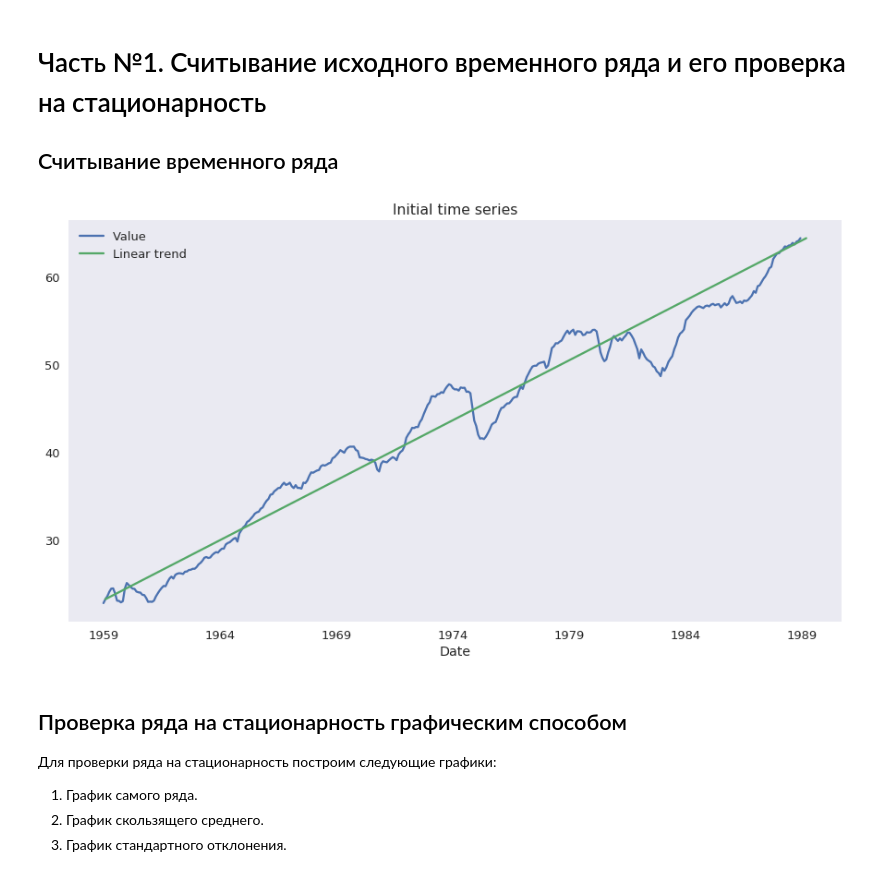
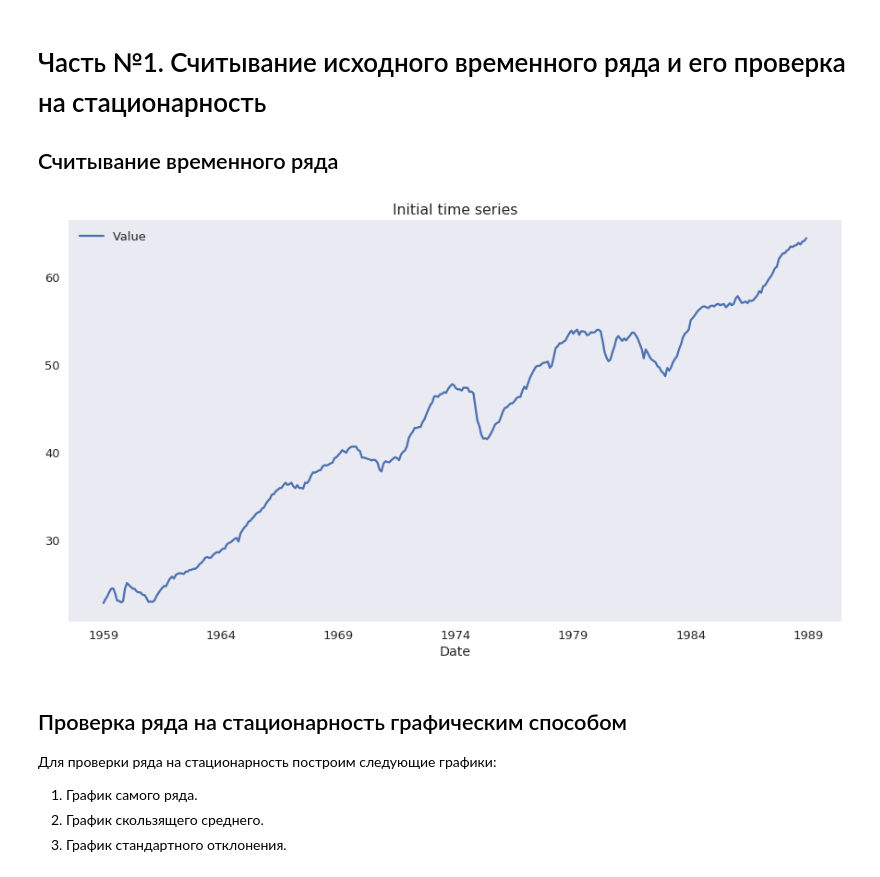
Before and after one commit to artempyanykh/prac-2017-2018, a Jupyter notebook: submissions/task2/mareev-meledin/task2.ipynb, the cells around one changed output. Cells and saved outputs as stored; diff of their text form; code cells hidden in the pictures.

```diff
--- a/submissions/task2/mareev-meledin/task2.ipynb
+++ b/submissions/task2/mareev-meledin/task2.ipynb
@@ -5,35 +5,32 @@
 # %%
 # Вывод графиков после ячейки с кодом их рисования.
 %matplotlib inline
 
 import pandas as pd
 import matplotlib.pyplot as plt
 import seaborn as sns
 from math import sqrt
 import statsmodels.api as sm
 from sklearn.metrics import r2_score
 
 height_plot = 8  # Высота графиков.
 width_plot = 15  # Ширина графиков.
 
 plt.rcParams['figure.figsize'] = (width_plot, height_plot)
 
 sns.set()  # Параметры по умолчанию.
 sns.set_style("dark")  # Стиль.
 sns.set_context("talk")  # Задание масштаба графиков.
 
 data = pd.read_csv('training.csv',
                    sep=',',
                    index_col=['Date'],
                    parse_dates=True)
 
 
-data.plot(title='Initial time series')
-plt.plot([-131, 230], [data['Value'][1],
-                       data['Value'][-1]], label='Linear trend')
-plt.legend();
+data.plot(title='Initial time series');
 # %% [output]
-[figure, old version]
+[figure, new version]
 # %% [markdown]
 ## Проверка ряда на стационарность графическим способом
 
```
Also changed, not shown: parts of 1 cell of this notebook.
